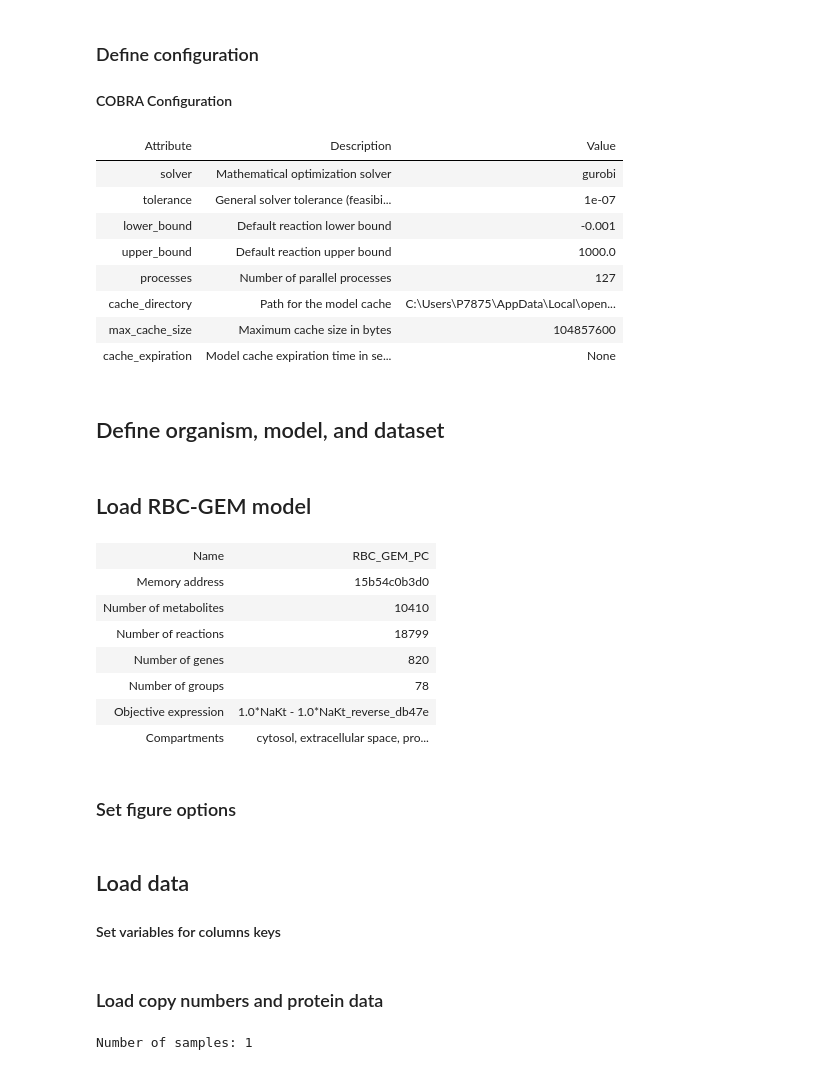
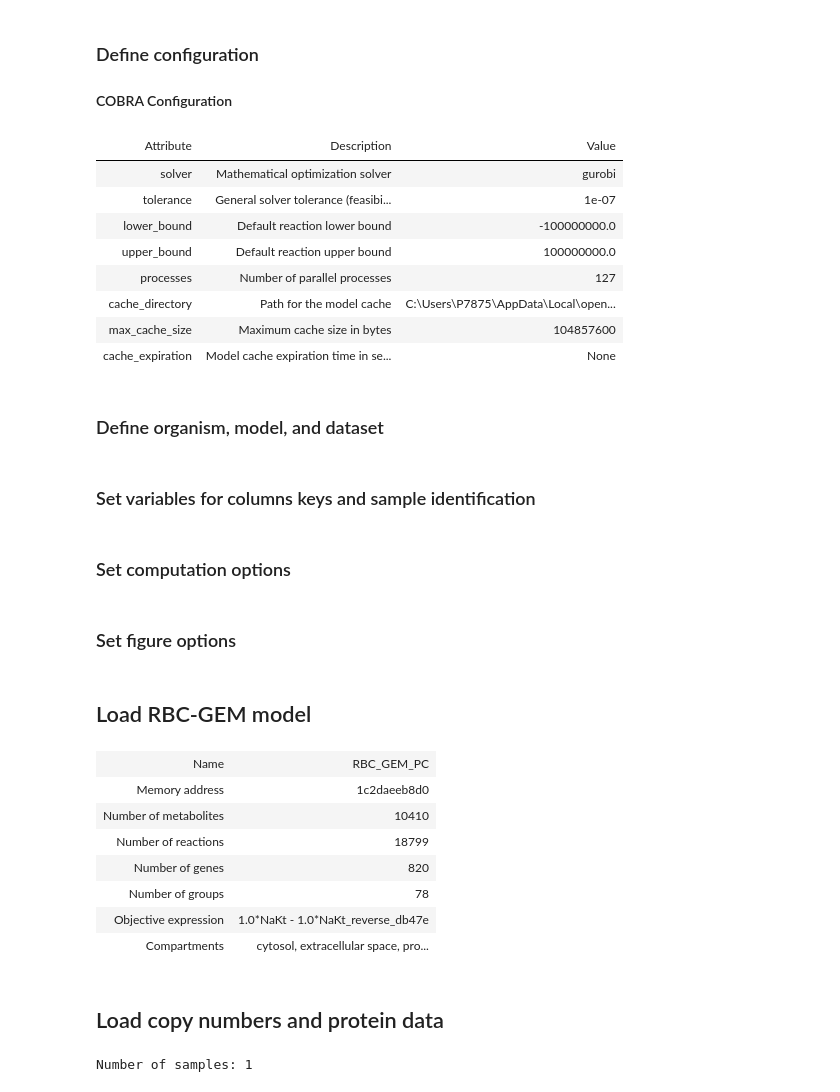
Before and after one commit to z-haiman/RBC-GEM, a Jupyter notebook: code/notebooks/analysis/OVERLAY/4c. Create context-specific models from DeepRed Omics.ipynb, the cells around one changed output. Saved outputs shown, nothing was run; the diff lists cells and outputs as text; code cells hidden in the pictures.

```diff
--- a/code/notebooks/analysis/OVERLAY/4c. Create context-specific models from DeepRed Omics.ipynb
+++ b/code/notebooks/analysis/OVERLAY/4c. Create context-specific models from DeepRed Omics.ipynb
@@ -57,21 +57,23 @@ CPython  3.11.11
 #### COBRA Configuration
 # %%
 COBRA_CONFIGURATION.solver = "gurobi"
-COBRA_CONFIGURATION.bounds = (-1e-3, 1e3)
+COBRA_CONFIGURATION.bounds = (-1e8, 1e8)
 COBRA_CONFIGURATION
 # %% [output]
 | Attribute | Description | Value |
 | solver | Mathematical optimization solver | gurobi |
 | tolerance | General solver tolerance (feasibi... | 1e-07 |
-| lower_bound | Default reaction lower bound | -0.001 |
-| upper_bound | Default reaction upper bound | 1000.0 |
+| lower_bound | Default reaction lower bound | -100000000.0 |
+| upper_bound | Default reaction upper bound | 100000000.0 |
 | processes | Number of parallel processes | 127 |
 | cache_directory | Path for the model cache | C:\Users\P7875\AppData\Local\open... |
 | max_cache_size | Maximum cache size in bytes | 104857600 |
 | cache_expiration | Model cache expiration time in se... | None |
 # %% [markdown]
-## Define organism, model, and dataset
+### Define organism, model, and dataset
 # %%
 organism = "Human"
 model_id = "RBC_GEM"
 dataset_name = "DeepRedOmics"
+# %% [markdown]
+### Set variables for columns keys and sample identification
@@ -77,0 +82,2 @@ dataset_name = "DeepRedOmics"
+# %% [markdown]
+### Set computation options
@@ -77,0 +88,2 @@ dataset_name = "DeepRedOmics"
+# %% [markdown]
+### Set figure options
@@ -83,15 +99,12 @@ if organism not in valid_organisms:
     raise ValueError(f"Organism must be one of the following: {valid_organisms}")
 
 # Set paths
-proteomics_dirpath = (
-    get_dirpath("proteomics", use_temp="raw") / organism / dataset_name
-).resolve()
-overlay_dirpath = (get_dirpath("analysis") / "OVERLAY" / organism).resolve()
+processed_data_dirpath = get_dirpath(use_temp="processed") / organism / dataset_name
+overlay_dirpath = get_dirpath("analysis") / "OVERLAY" / organism
 model_dirpath = overlay_dirpath / model_id
 
-results_dirpath = (
-    get_dirpath(use_temp="processed") / model_id / "OVERLAY" / organism / dataset_name
-).resolve()
+results_dirpath = get_dirpath(use_temp="processed") / model_id / "OVERLAY" / organism / dataset_name
+
 fitting_dirpath = results_dirpath / "fitting"
 sample_pcmodels_dirpath = results_dirpath / "sample_pcmodels"
 # Ensure directories exist
@@ -136,12 +149,10 @@ pcmodel = load_overlay_model(filename=model_dirpath / f"{model_id}_PC.xml")
 pcmodel
 # %% [output]
 | Name | RBC_GEM_PC |
-| Memory address | 15b54c0b3d0 |
+| Memory address | 1c2daeeb8d0 |
 | Number of metabolites | 10410 |
 | Number of reactions | 18799 |
 | Number of genes | 820 |
 | Number of groups | 78 |
 | Objective expression | 1.0*NaKt - 1.0*NaKt_reverse_db47e |
 | Compartments | cytosol, extracellular space, pro... |
-# %% [markdown]
-### Set figure options
@@ -152,3 +158,0 @@ imagetype = "svg"
-# %% [markdown]
-## Load data
-#### Set variables for columns keys
@@ -157,3 +159,3 @@ sample_key = "SAMPLE ID"
 # %% [markdown]
-### Load copy numbers and protein data
+## Load copy numbers and protein data
 # %%
```
Also changed, not shown: parts of 12 cells of this notebook, 3 other files.
